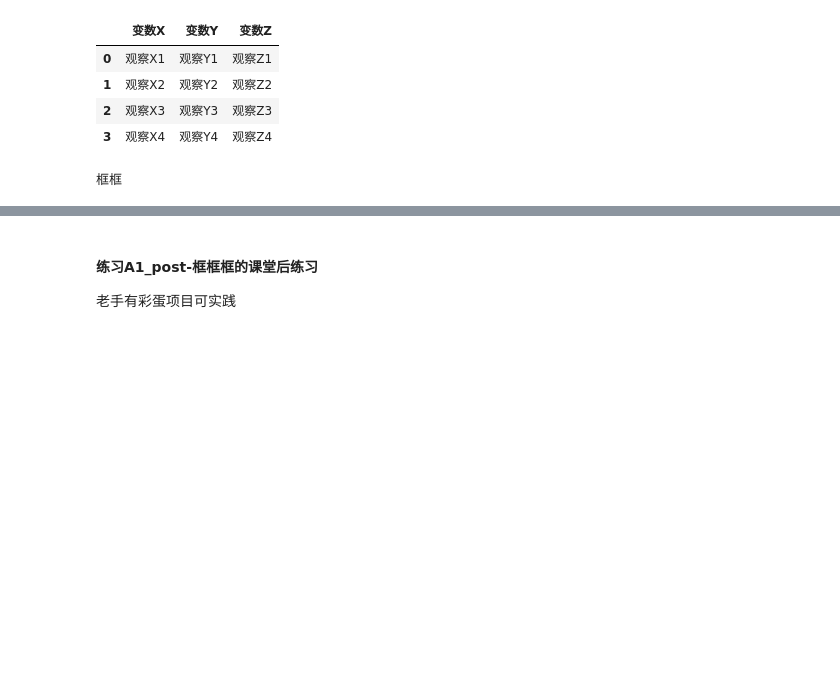
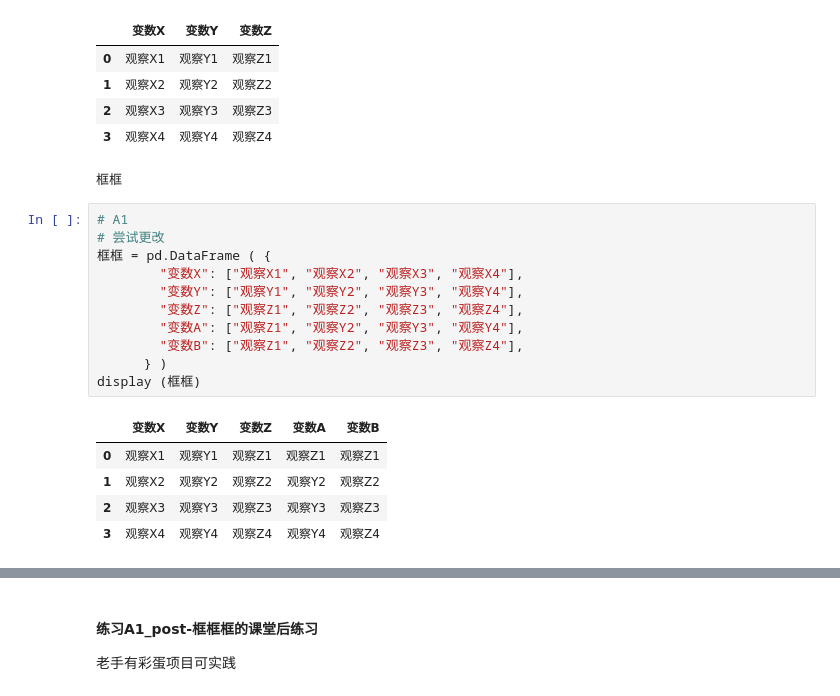
Before and after one commit to EasonQXF/pandas_Python, a Jupyter notebook: pandas_week02/20春_pandas_week02_181013040.ipynb, the cells around one changed output, grey strips where cells are left out. Drawn from its saved outputs; the diff is of its cells as text; blank space fills up the shorter version.

```diff
--- a/pandas_week02/20春_pandas_week02_181013040.ipynb
+++ b/pandas_week02/20春_pandas_week02_181013040.ipynb
@@ -188,4 +188,21 @@ print("框框")
 | 2 | 观察X3 | 观察Y3 | 观察Z3 |
 | 3 | 观察X4 | 观察Y4 | 观察Z4 |
 框框
+# %%
+# A1
+# 尝试更改
+框框 = pd.DataFrame ( {
+        "变数X": ["观察X1", "观察X2", "观察X3", "观察X4"],
+        "变数Y": ["观察Y1", "观察Y2", "观察Y3", "观察Y4"],
+        "变数Z": ["观察Z1", "观察Z2", "观察Z3", "观察Z4"],
+        "变数A": ["观察Z1", "观察Y2", "观察Y3", "观察Y4"],
+        "变数B": ["观察Z1", "观察Z2", "观察Z3", "观察Z4"],
+      } )
+display (框框)
+# %% [output]
+|  | 变数X | 变数Y | 变数Z | 变数A | 变数B |
+| 0 | 观察X1 | 观察Y1 | 观察Z1 | 观察Z1 | 观察Z1 |
+| 1 | 观察X2 | 观察Y2 | 观察Z2 | 观察Y2 | 观察Z2 |
+| 2 | 观察X3 | 观察Y3 | 观察Z3 | 观察Y3 | 观察Z3 |
+| 3 | 观察X4 | 观察Y4 | 观察Z4 | 观察Y4 | 观察Z4 |
 # %%
```
Also changed, not shown: parts of 16 cells of this notebook.
